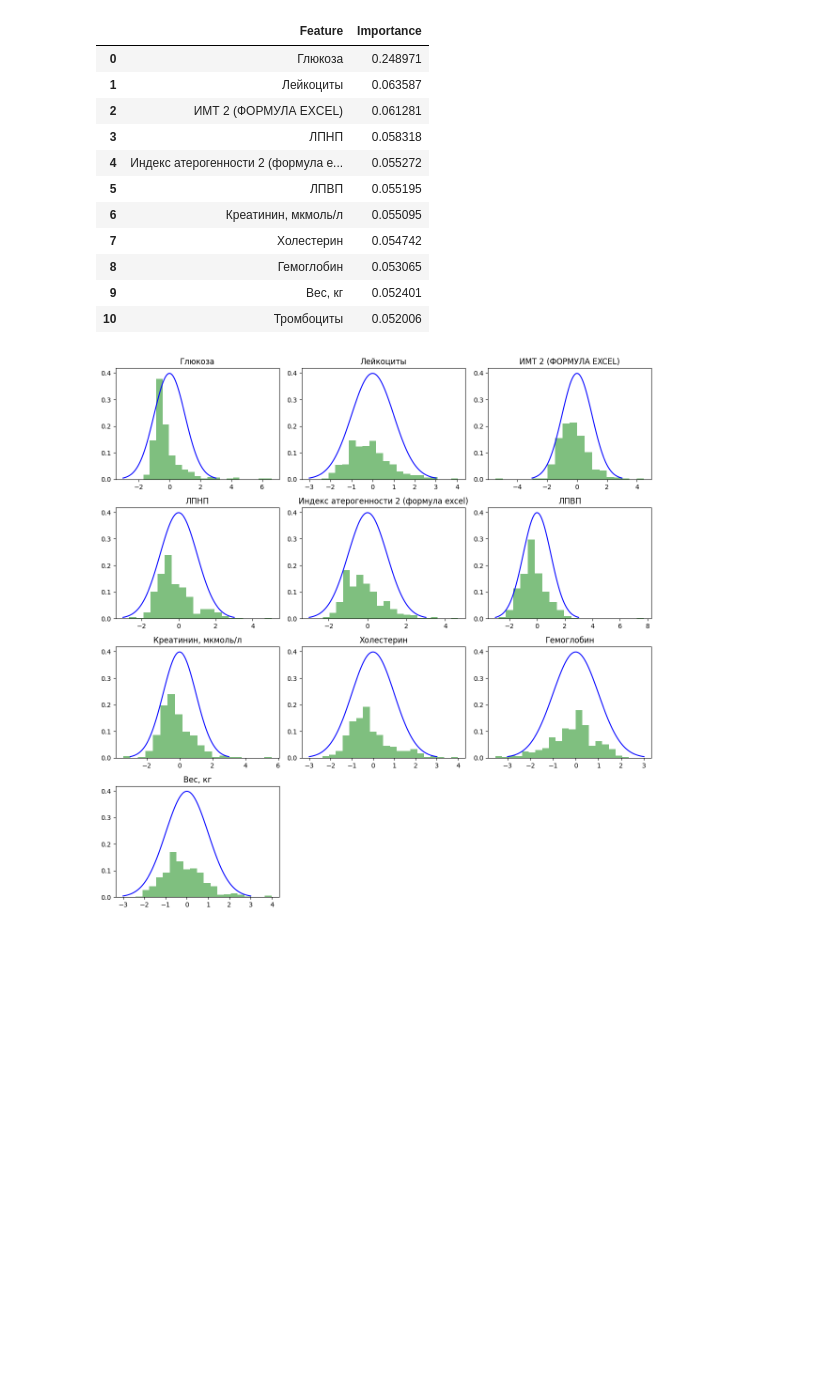
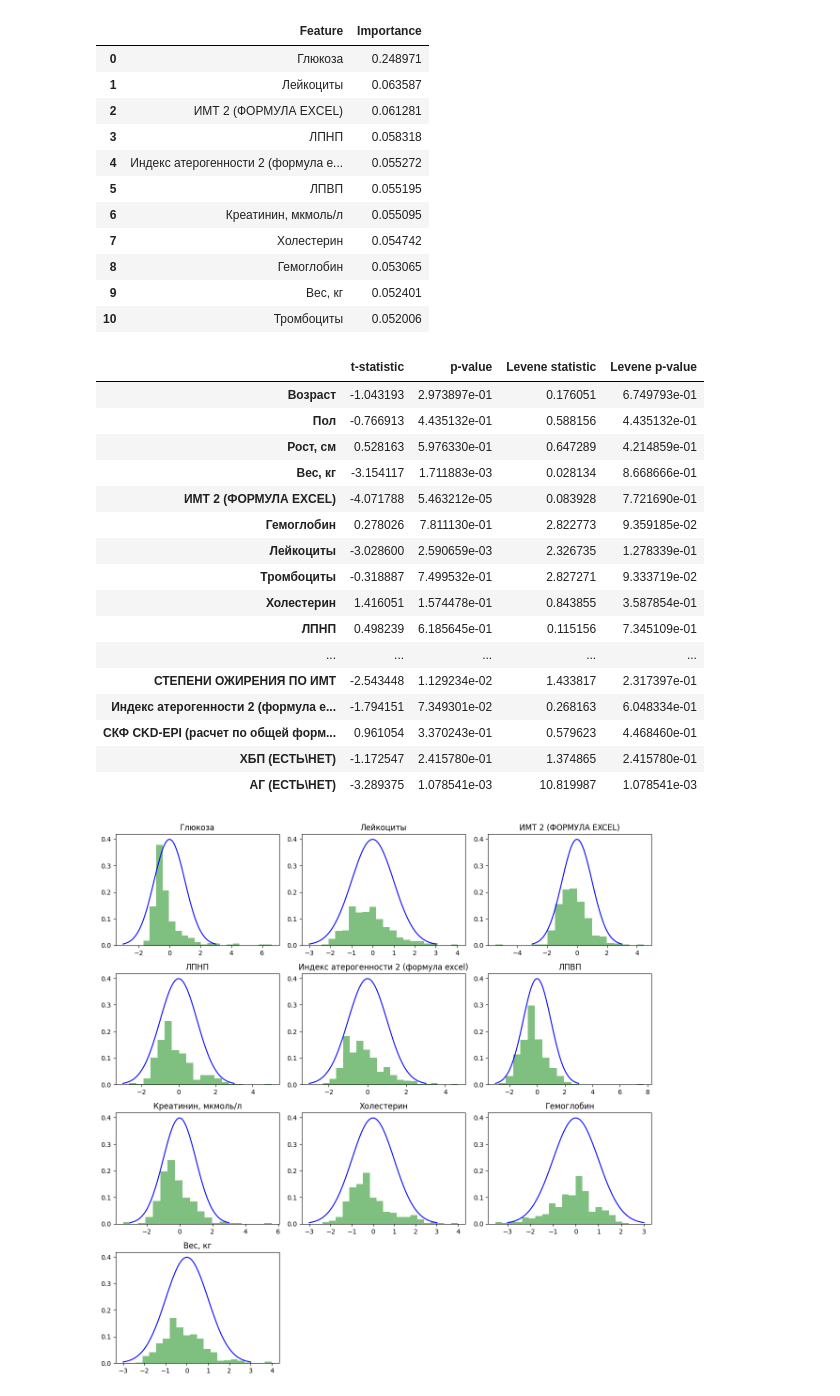
Before and after one commit to Antoha2024/DiplomProductStar, a Jupyter notebook: DS47_1_diabetes_ds.ipynb, the cells around one changed output. Saved outputs shown, nothing was run; the diff lists cells and outputs as text; code cells hidden in the pictures; blank space fills up the shorter version.

```diff
--- a/DS47_1_diabetes_ds.ipynb
+++ b/DS47_1_diabetes_ds.ipynb
@@ -316,6 +320,65 @@ display(importance_df[:11])
 | 8 | Гемоглобин | 0.053065 |
 | 9 | Вес, кг | 0.052401 |
 | 10 | Тромбоциты | 0.052006 |
+# %%
+from scipy.stats import ttest_ind, levene
+
+def perform_t_tests(df, target_column):
+    """
+    Функция проводит t-тест для всех числовых признаков относительно целевого столбца.
+
+    :param df: DataFrame с признаками и целевой переменной
+    :param target_column: Название столбца с бинарной целевой переменной (0 или 1)
+    """
+    results = {}
+    for col in df.select_dtypes(include=['float', 'int']).columns:
+        if col != target_column:
+            group_0 = df[col][df[target_column] == 0].dropna().values
+            group_1 = df[col][df[target_column] == 1].dropna().values
+
+            # Если обе группы содержат наблюдения
+            if len(group_0) > 0 and len(group_1) > 0:
+                t_statistic, p_value = ttest_ind(group_0, group_1)
+
+                # Дополнительно проводим Levene Test для оценки гомоскедастичности (однородности дисперсий)
+                levene_statistic, levene_p_value = levene(group_0, group_1)
+
+                # Сохраняем все результаты
+                results[col] = {
+                    't-statistic': t_statistic,
+                    'p-value': p_value,
+                    'Levene statistic': levene_statistic,
+                    'Levene p-value': levene_p_value
+                }
+
+    return results
+# %%
+# Используем вашу предыдущую реализацию с добавлением Levene Test
+results = perform_t_tests(selected_df, target_col)
+
+# Преобразуем результаты в DataFrame
+final_results = pd.DataFrame(results).T
+
+# Покажем результирующую таблицу
+final_results
+# %% [output]
+|  | t-statistic | p-value | Levene statistic | Levene p-value |
+| Возраст | -1.043193 | 2.973897e-01 | 0.176051 | 6.749793e-01 |
+| Пол | -0.766913 | 4.435132e-01 | 0.588156 | 4.435132e-01 |
+| Рост, см | 0.528163 | 5.976330e-01 | 0.647289 | 4.214859e-01 |
+| Вес, кг | -3.154117 | 1.711883e-03 | 0.028134 | 8.668666e-01 |
+| ИМТ 2 (ФОРМУЛА EXCEL) | -4.071788 | 5.463212e-05 | 0.083928 | 7.721690e-01 |
+| Гемоглобин | 0.278026 | 7.811130e-01 | 2.822773 | 9.359185e-02 |
+| Лейкоциты | -3.028600 | 2.590659e-03 | 2.326735 | 1.278339e-01 |
+| Тромбоциты | -0.318887 | 7.499532e-01 | 2.827271 | 9.333719e-02 |
+| Холестерин | 1.416051 | 1.574478e-01 | 0.843855 | 3.587854e-01 |
+| ЛПНП | 0.498239 | 6.185645e-01 | 0.115156 | 7.345109e-01 |
+| ... | ... | ... | ... | ... |
+| СТЕПЕНИ ОЖИРЕНИЯ ПО ИМТ | -2.543448 | 1.129234e-02 | 1.433817 | 2.317397e-01 |
+| Индекс атерогенности 2 (формула e... | -1.794151 | 7.349301e-02 | 0.268163 | 6.048334e-01 |
+| СКФ CKD-EPI (расчет по общей форм... | 0.961054 | 3.370243e-01 | 0.579623 | 4.468460e-01 |
+| ХБП (ЕСТЬ\НЕТ) | -1.172547 | 2.415780e-01 | 1.374865 | 2.415780e-01 |
+| АГ (ЕСТЬ\НЕТ) | -3.289375 | 1.078541e-03 | 10.819987 | 1.078541e-03 |
 # %%
 # Приводим X_train_scaled к формату DataFrame
 X_train_scaled_df = pd.DataFrame(data=X_train_scaled, columns=X.columns)
```
Also changed, not shown: parts of 2 cells of this notebook.
